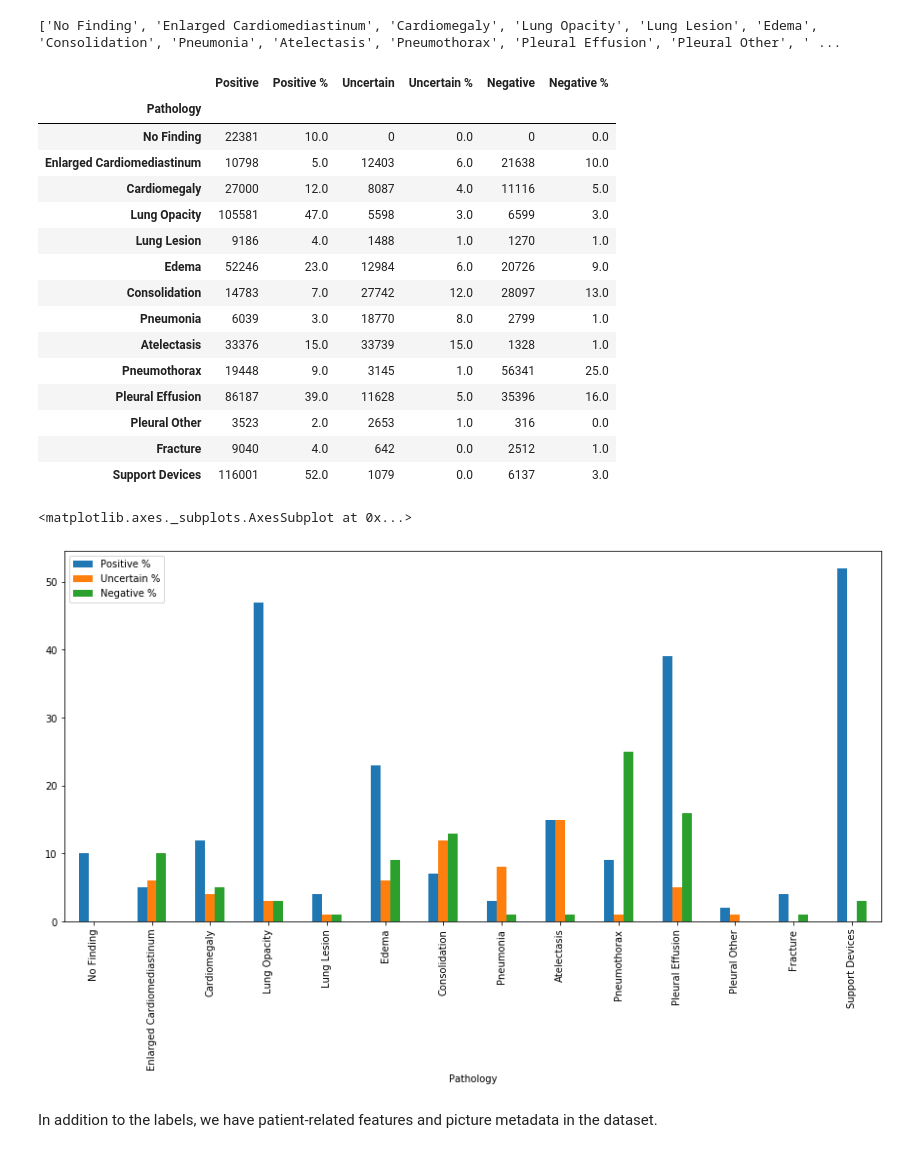
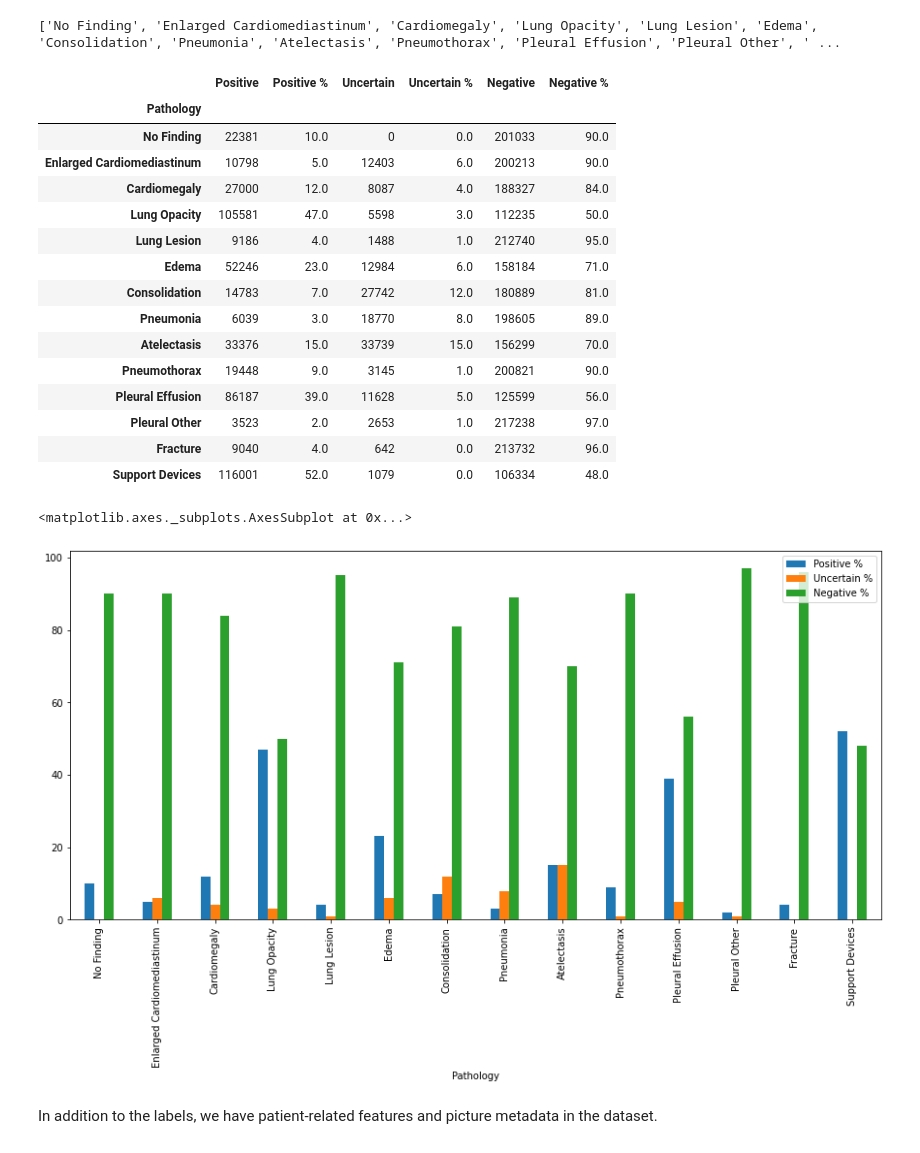
Before and after one commit to TobiasSchmidtDE/DeepL-MedicalImaging, a Jupyter notebook: src/datasets/chexpert_exploration.ipynb, the cells around one changed output. Saved outputs shown, nothing was run; the diff lists cells and outputs as text; code cells hidden in the pictures.

```diff
--- a/src/datasets/chexpert_exploration.ipynb
+++ b/src/datasets/chexpert_exploration.ipynb
@@ -24,6 +27,7 @@ True
 chexpert_folder = Path(os.environ.get('CHEXPERT_FULL_DATASET_DIRECTORY'))
 
 train_labels = pd.read_csv(chexpert_folder / "train.csv")
+train_labels.fillna(0, inplace=True)
 train_labels.head()
 # %% [output]
 |  | Path | Sex | Age | Frontal/Lateral | AP/PA | No Finding | Enlarged Cardiomediastinum | Cardiomegaly | ... |
@@ -116,25 +120,25 @@ df
 # %% [output]
 |  | Positive | Positive % | Uncertain | Uncertain % | Negative | Negative % |
 | Pathology |  |  |  |  |  |  |
-| No Finding | 22381 | 10.0 | 0 | 0.0 | 0 | 0.0 |
-| Enlarged Cardiomediastinum | 10798 | 5.0 | 12403 | 6.0 | 21638 | 10.0 |
-| Cardiomegaly | 27000 | 12.0 | 8087 | 4.0 | 11116 | 5.0 |
-| Lung Opacity | 105581 | 47.0 | 5598 | 3.0 | 6599 | 3.0 |
-| Lung Lesion | 9186 | 4.0 | 1488 | 1.0 | 1270 | 1.0 |
-| Edema | 52246 | 23.0 | 12984 | 6.0 | 20726 | 9.0 |
-| Consolidation | 14783 | 7.0 | 27742 | 12.0 | 28097 | 13.0 |
-| Pneumonia | 6039 | 3.0 | 18770 | 8.0 | 2799 | 1.0 |
-| Atelectasis | 33376 | 15.0 | 33739 | 15.0 | 1328 | 1.0 |
-| Pneumothorax | 19448 | 9.0 | 3145 | 1.0 | 56341 | 25.0 |
-| Pleural Effusion | 86187 | 39.0 | 11628 | 5.0 | 35396 | 16.0 |
-| Pleural Other | 3523 | 2.0 | 2653 | 1.0 | 316 | 0.0 |
-| Fracture | 9040 | 4.0 | 642 | 0.0 | 2512 | 1.0 |
-| Support Devices | 116001 | 52.0 | 1079 | 0.0 | 6137 | 3.0 |
+| No Finding | 22381 | 10.0 | 0 | 0.0 | 201033 | 90.0 |
+| Enlarged Cardiomediastinum | 10798 | 5.0 | 12403 | 6.0 | 200213 | 90.0 |
+| Cardiomegaly | 27000 | 12.0 | 8087 | 4.0 | 188327 | 84.0 |
+| Lung Opacity | 105581 | 47.0 | 5598 | 3.0 | 112235 | 50.0 |
+| Lung Lesion | 9186 | 4.0 | 1488 | 1.0 | 212740 | 95.0 |
+| Edema | 52246 | 23.0 | 12984 | 6.0 | 158184 | 71.0 |
+| Consolidation | 14783 | 7.0 | 27742 | 12.0 | 180889 | 81.0 |
+| Pneumonia | 6039 | 3.0 | 18770 | 8.0 | 198605 | 89.0 |
+| Atelectasis | 33376 | 15.0 | 33739 | 15.0 | 156299 | 70.0 |
+| Pneumothorax | 19448 | 9.0 | 3145 | 1.0 | 200821 | 90.0 |
+| Pleural Effusion | 86187 | 39.0 | 11628 | 5.0 | 125599 | 56.0 |
+| Pleural Other | 3523 | 2.0 | 2653 | 1.0 | 217238 | 97.0 |
+| Fracture | 9040 | 4.0 | 642 | 0.0 | 213732 | 96.0 |
+| Support Devices | 116001 | 52.0 | 1079 | 0.0 | 106334 | 48.0 |
 # %%
-df[['Positive %', 'Uncertain %', 'Negative %']].copy().plot(kind='bar', figsize=(15,7))
+df.fillna(0)[['Positive %', 'Uncertain %', 'Negative %']].copy().plot(kind='bar', figsize=(15,7))
 # %% [output]
 <matplotlib.axes._subplots.AxesSubplot at 0x...>
-[figure, old version]
+[figure, new version]
 # %% [markdown]
 In addition to the labels, we have patient-related features and picture metadata in the dataset.
 # %%
```
Also changed, not shown: parts of 3 cells of this notebook, 5 other files.
